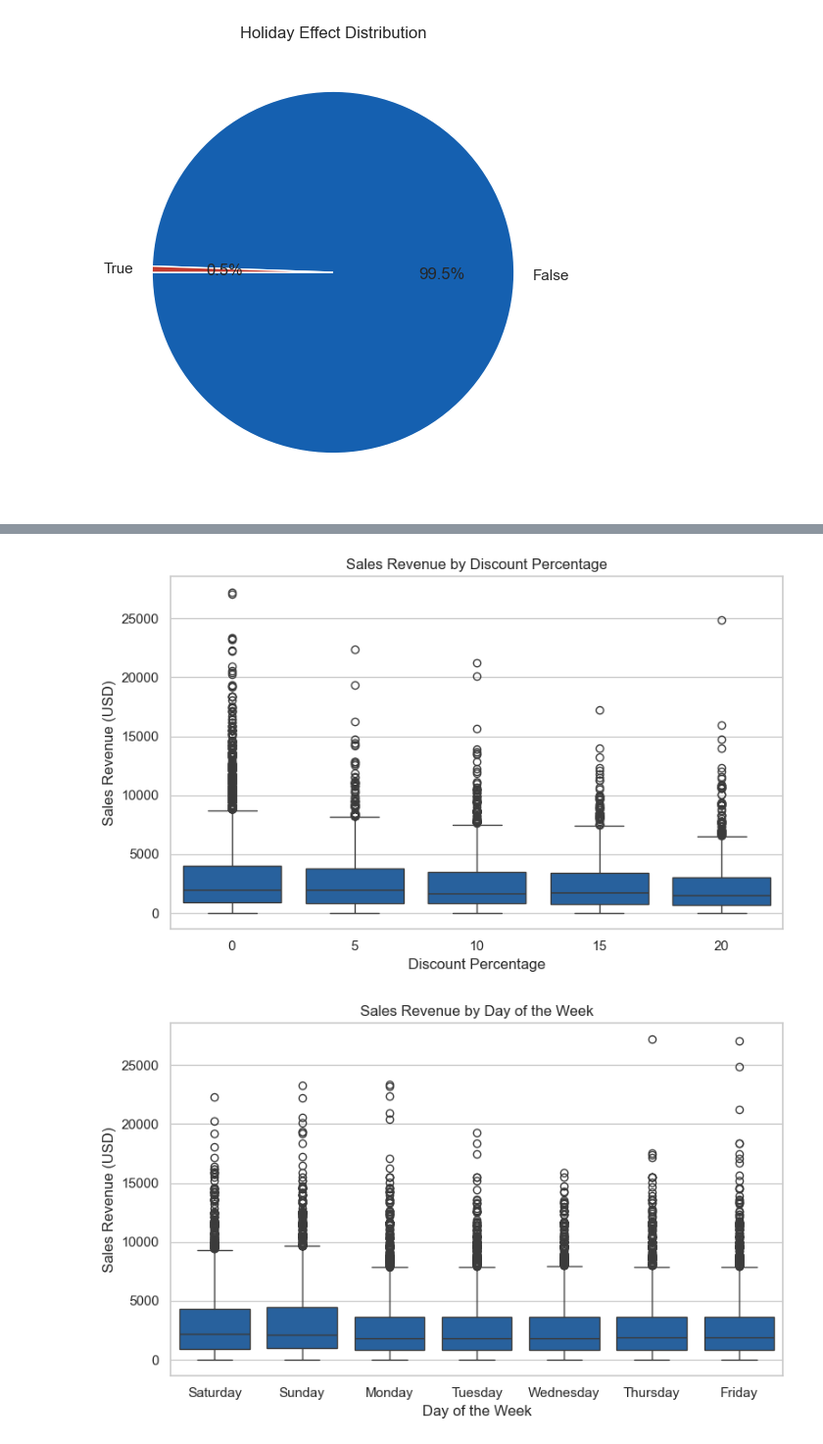
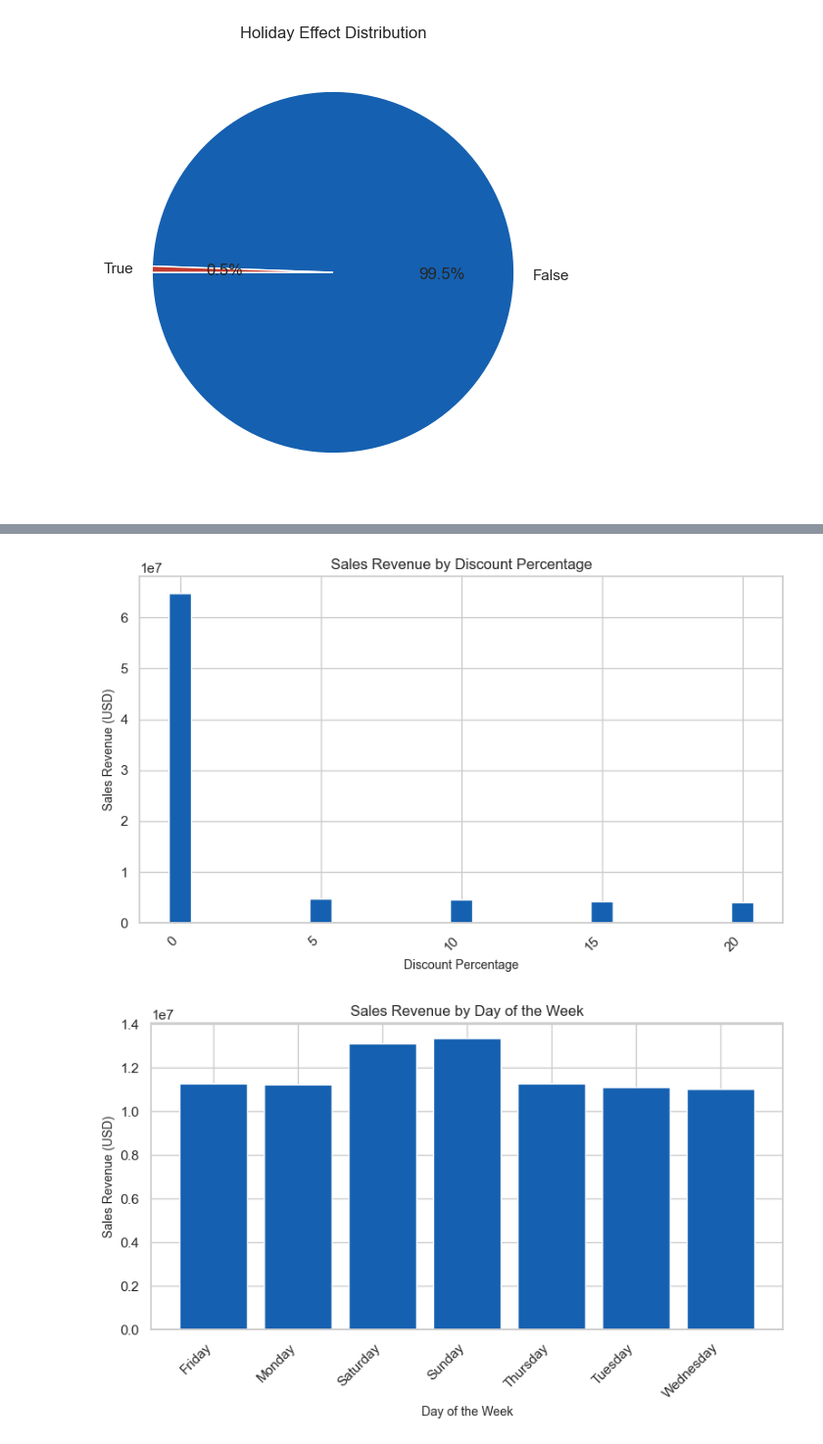
Before and after one commit to AFreborn22/ForecastingSales, a Jupyter notebook: salesPred.ipynb, the cells around one changed output, grey strips where cells are left out. Shown at 98% size. Drawn from its saved outputs; the diff is of its cells as text; code cells hidden in the pictures.

```diff
--- a/salesPred.ipynb
+++ b/salesPred.ipynb
@@ -164,13 +164,17 @@ plt.show()
 # %%
 columns = ['Product Category', 'Discount Percentage', 'Day of the Week', 'Holiday Effect']
 
-# Plot box plots
 for column in columns:
+    grouped_data = sales.groupby(column)['Sales Revenue (USD)'].sum().reset_index()
 
     plt.figure(figsize=(8, 5))
-    sns.boxplot(data=sales, x=column, y='Sales Revenue (USD)')
-    plt.title(f'Sales Revenue by {column}')
 
+    plt.bar(grouped_data[column], grouped_data['Sales Revenue (USD)'])
+
+    plt.title(f'Sales Revenue by {column}', fontsize=12)
+    plt.xlabel(column, fontsize=10)
+    plt.ylabel('Sales Revenue (USD)', fontsize=10)
+    plt.xticks(rotation=45, ha='right')
     plt.tight_layout()
     plt.show()
 # %% [output]
@@ -178,2 +182,2 @@ for column in columns:
-[figure, old version]
+[figure, new version]
-[figure, old version]
+[figure, new version]
```
Also changed, not shown: parts of 27 cells of this notebook, 1 other file.
